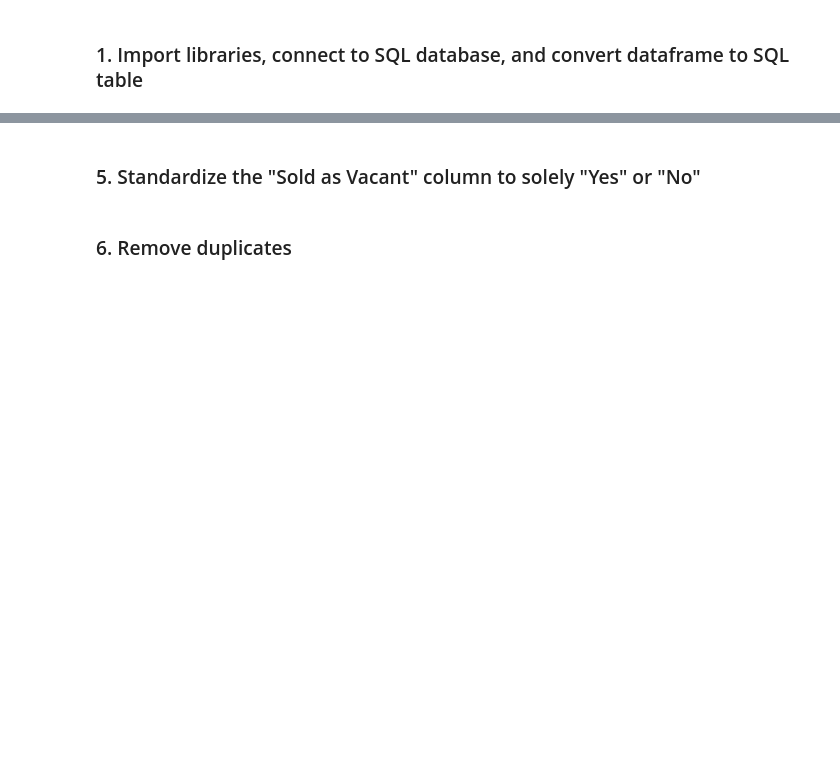
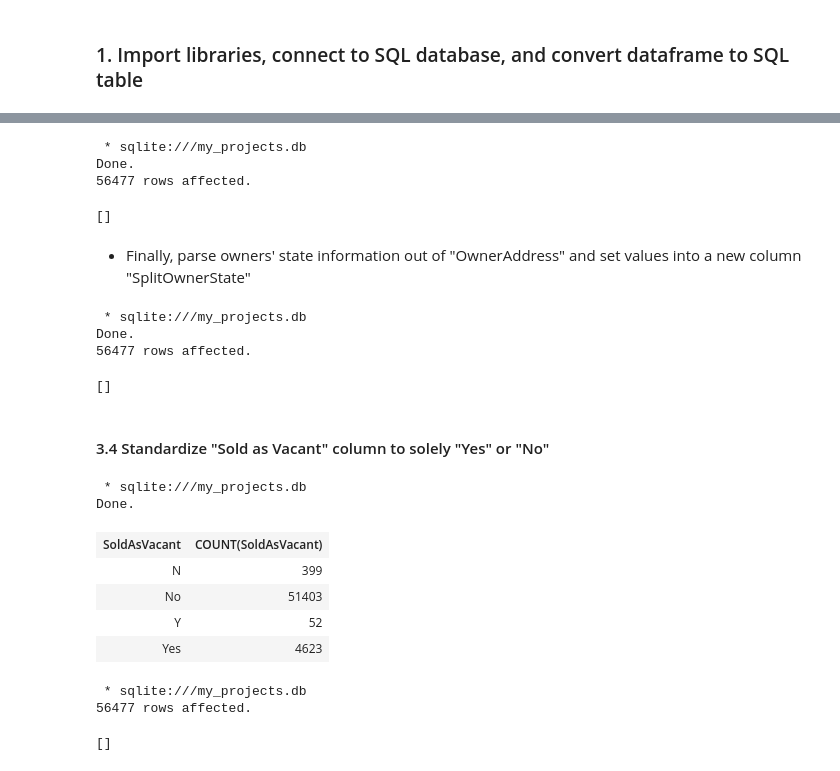
Before and after one commit to eemonte/Nashville_housing_price, a Jupyter notebook: SQL_data_cleaning_project.ipynb, the cells around one changed output, grey strips where cells are left out. Drawn from its saved outputs; the diff is of its cells as text; code cells hidden in the pictures; blank space fills up the shorter version.

```diff
--- a/SQL_data_cleaning_project.ipynb
+++ b/SQL_data_cleaning_project.ipynb
@@ -179,4 +220,73 @@ WHERE
+# %%
+%%sql
+
+ALTER TABLE
+    nashville_housing
+ADD COLUMN
+    SplitOwnerCity TEXT(255);
+
+UPDATE
+    nashville_housing
+SET
+    SplitOwnerCity = SUBSTR(OwnerAddress, 1, INSTR(OwnerAddress, ", ")-1);
+# %% [output]
+ * sqlite:///my_projects.db
+Done.
+56477 rows affected.
+[]
+# %% [markdown]
+- Finally, parse owners' state information out of "OwnerAddress" and set values into a new column "SplitOwnerState"
+# %%
+%%sql
+
+ALTER TABLE
+    nashville_housing
+ADD COLUMN
+    SplitOwnerState TEXT(255);
+
+UPDATE
+    nashville_housing
+SET
+    SplitOwnerState = SUBSTR(OwnerAddress, INSTR(OwnerAddress, ", ")+2);
+# %% [output]
+ * sqlite:///my_projects.db
+Done.
+56477 rows affected.
+[]
 # %% [markdown]
-### 5. Standardize the "Sold as Vacant" column to solely "Yes" or "No"
+#### 3.4 Standardize "Sold as Vacant" column to solely "Yes" or "No"
-# %% [markdown]
-### 6. Remove duplicates
+# %%
+%%sql
+
+SELECT
+    DISTINCT SoldAsVacant,
+    COUNT(SoldAsVacant)
+FROM
+    nashville_housing
+GROUP BY
+    SoldAsVacant;
+# %% [output]
+ * sqlite:///my_projects.db
+Done.
+| SoldAsVacant | COUNT(SoldAsVacant) |
+| N | 399 |
+| No | 51403 |
+| Y | 52 |
+| Yes | 4623 |
+# %%
+%%sql
+
+UPDATE
+    nashville_housing
+SET
+    SoldAsVacant = (CASE WHEN
+                        SoldAsVacant = "N" THEN "No"
+                    WHEN
+                        SoldAsVacant = "Y" THEN "Yes"
+                    ELSE
+                        SoldAsVacant
+                    END);
+# %% [output]
+ * sqlite:///my_projects.db
+56477 rows affected.
+[]
```
Also changed, not shown: parts of 37 cells of this notebook.
